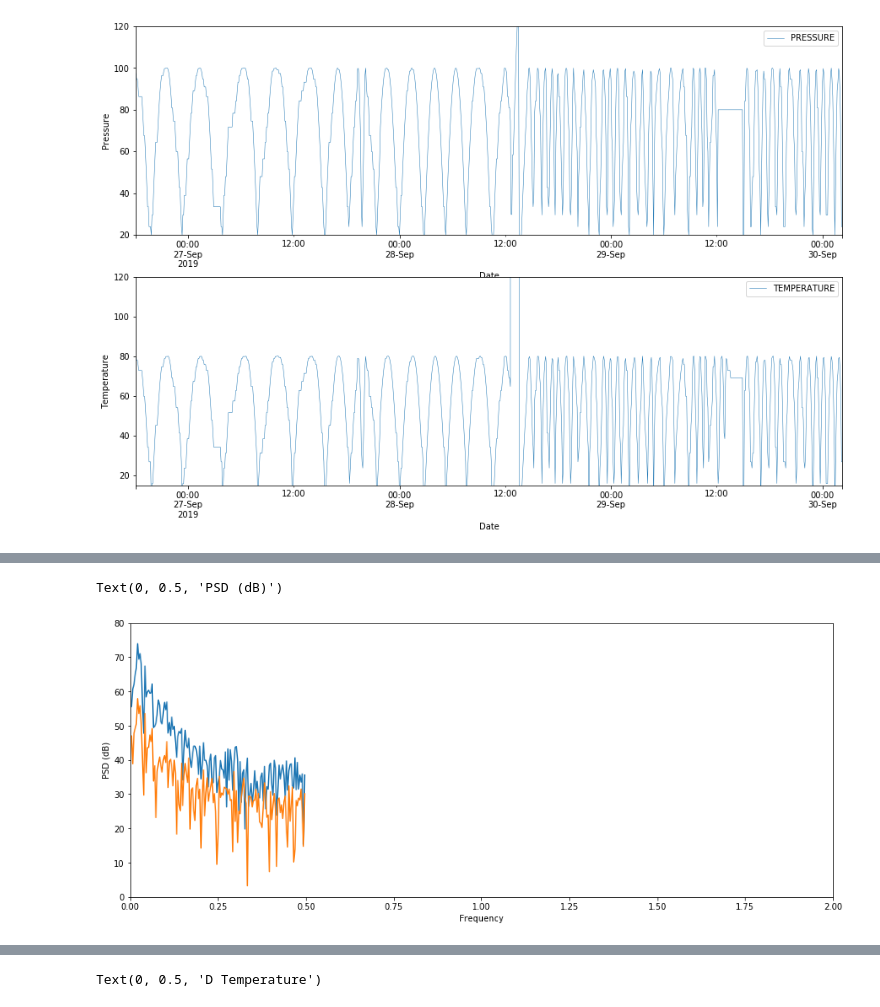
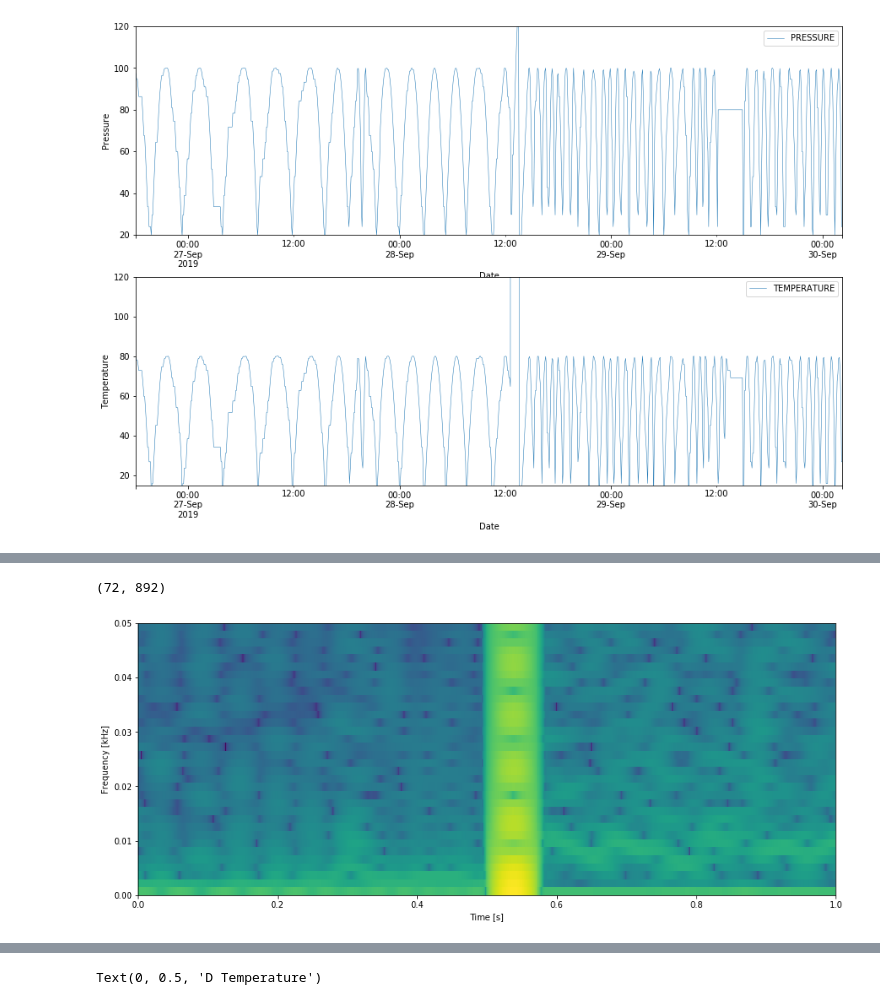
Before and after one commit to sedgewickmm18/mmfunctions, a Jupyter notebook: AnomalyFerreira.ipynb, the cells around one changed output, grey strips where cells are left out. Cells and saved outputs as stored; diff of their text form; code cells hidden in the pictures.

```diff
--- a/AnomalyFerreira.ipynb
+++ b/AnomalyFerreira.ipynb
@@ -164,11 +153,32 @@ i = fftfreq > 0
-# %%
-fig, ax = plt.subplots(1, 1, figsize=(15,6))
-ax.plot(fftfreq[i] * frame_rate, 10 * np.log10(temp_psd[i]))
-#ax.plot(fftfreq[i] * frame_rate, temp_psd[i])
-ax.set_xlim(0, 2)
-ax.set_ylim(0, 80)
-ax.set_xlabel('Frequency')
-ax.set_ylabel('PSD (dB)')
-# %% [output]
-Text(0, 0.5, 'PSD (dB)')
-[figure, removed]
+# %%
+# so apply windowing first - chopping the time series into overlapping 6h windows (with ~72 datapoints)
+M = 72
+df_temp['timestamp'] = df_temp.index
+temperature = df_temp[['TEMPERATURE']].to_numpy().reshape(-1,)
+pressure = df_temp[['PRESSURE']].to_numpy().reshape(-1,)
+
+#print (temperature.shape, M)
+slices = skiutil.view_as_windows(temperature, window_shape=(M,))
+slices.shape
+
+hann = np.hanning(M + 1)[:-1]
+slices = slices * hann
+slices = slices.T
+slices.shape
+# %% [output]
+(72, 892)
+# %%
+spectrum = np.fft.fft(slices, axis=0)[:M // 2 + 1:-1]
+spectrum = np.abs(spectrum)
+# %%
+fig, ax = plt.subplots(1, 1, figsize=(15,6))
+
+S = 20 * np.log10(spectrum / np.max(spectrum))
+
+ax.imshow(S, origin='lower', cmap='viridis',
+          extent=(0, 1, 0, 100 / 2 / 1000))
+ax.axis('tight')
+ax.set_ylabel('Frequency [kHz]')
+ax.set_xlabel('Time [s]');
+# %% [output]
+[figure, added]
```
Also changed, not shown: parts of 18 cells of this notebook, 1 other file.
